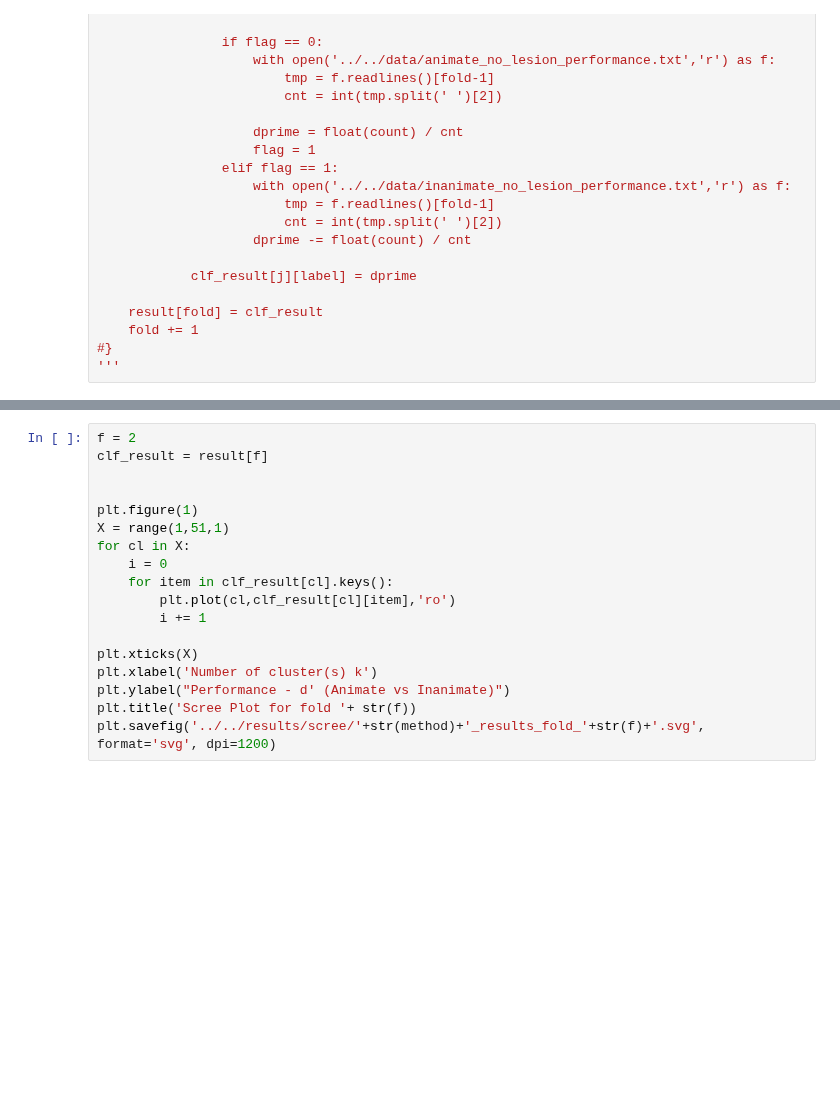
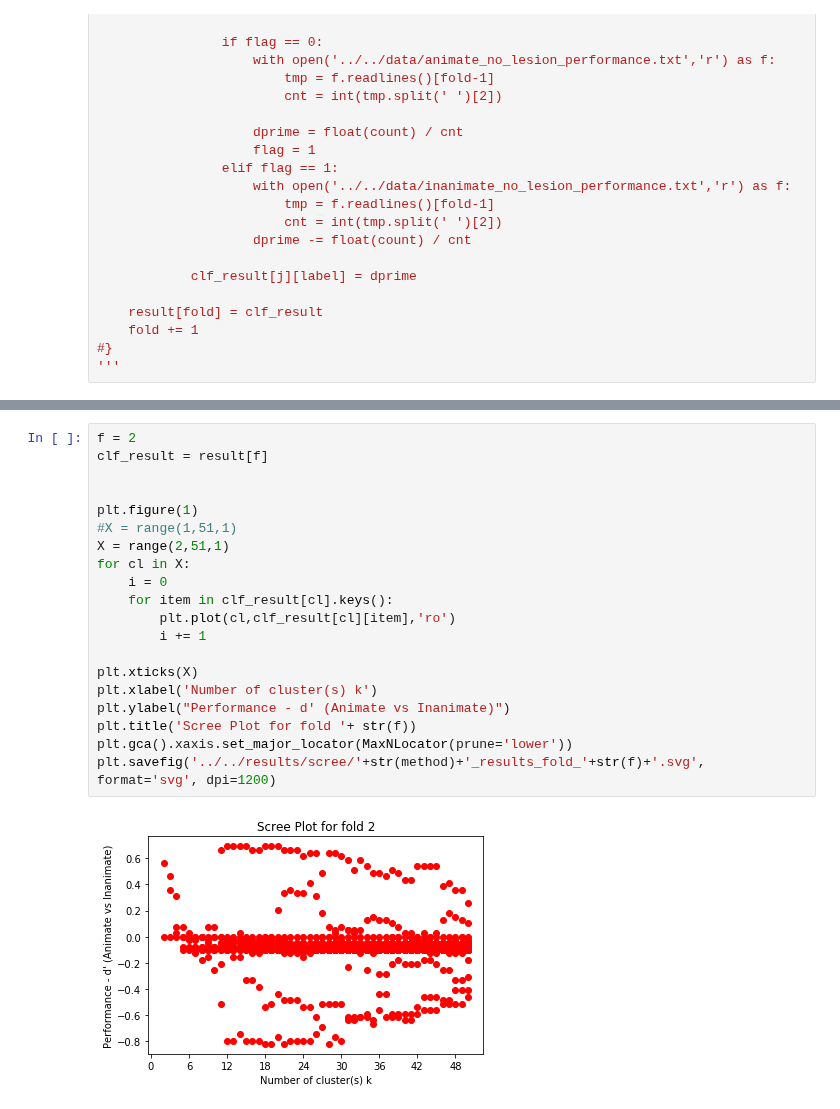
Before and after one commit to SNaGLab/Cognitive-Parcellation, a Jupyter notebook: code/models/alexnet_step_1.ipynb, the cells around one changed output, grey strips where cells are left out. Saved outputs shown, nothing was run; the diff lists cells and outputs as text; blank space fills up the shorter version.

```diff
--- a/code/models/alexnet_step_1.ipynb
+++ b/code/models/alexnet_step_1.ipynb
@@ -859,21 +916,25 @@ plt.savefig('../../results/scree/'+str(method)+'_results_fold_'+str(f)+'.svg', f
 # %%
 f = 2
 clf_result = result[f]
 
 
 plt.figure(1)
-X = range(1,51,1)
+#X = range(1,51,1)
+X = range(2,51,1)
 for cl in X:
     i = 0
     for item in clf_result[cl].keys():
         plt.plot(cl,clf_result[cl][item],'ro')
         i += 1
 
 plt.xticks(X)
 plt.xlabel('Number of cluster(s) k')
 plt.ylabel("Performance - d' (Animate vs Inanimate)")
 plt.title('Scree Plot for fold '+ str(f))
+plt.gca().xaxis.set_major_locator(MaxNLocator(prune='lower'))
 plt.savefig('../../results/scree/'+str(method)+'_results_fold_'+str(f)+'.svg', format='svg', dpi=1200)
+# %% [output]
+[figure, added]
 # %%
 f = 3
 clf_result = result[f]
```
Also changed, not shown: parts of 16 cells of this notebook, 49 other files.
